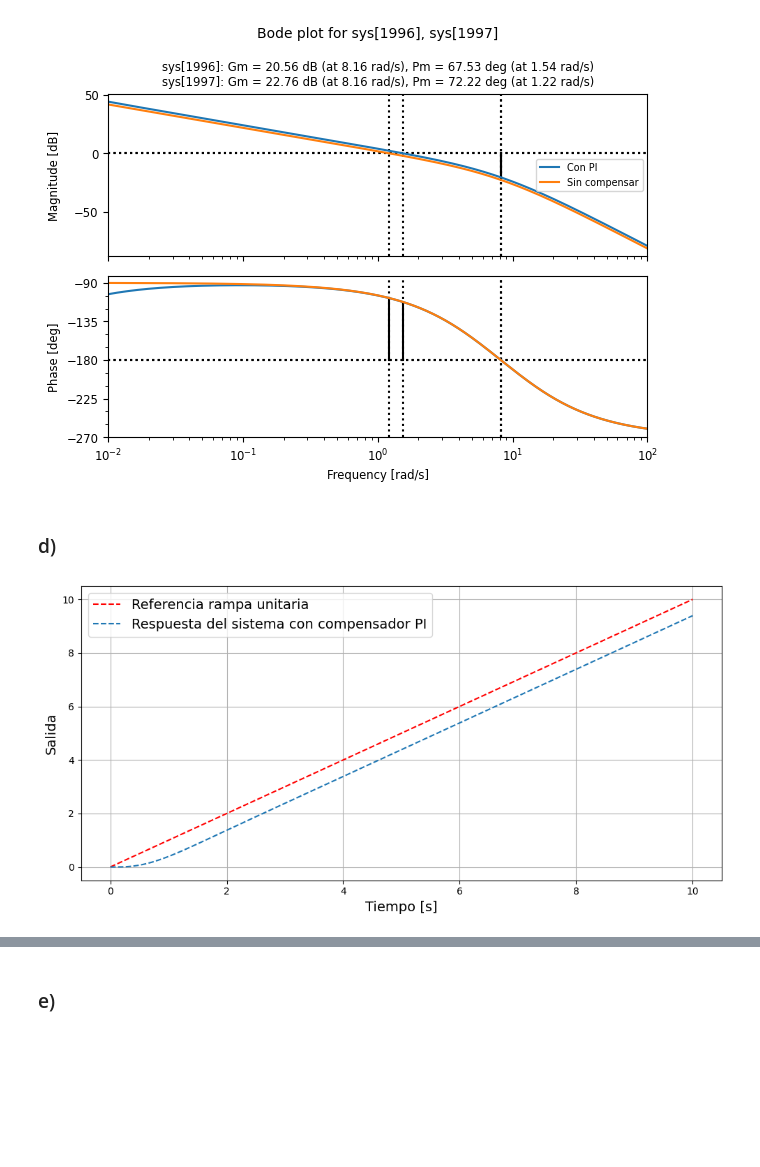
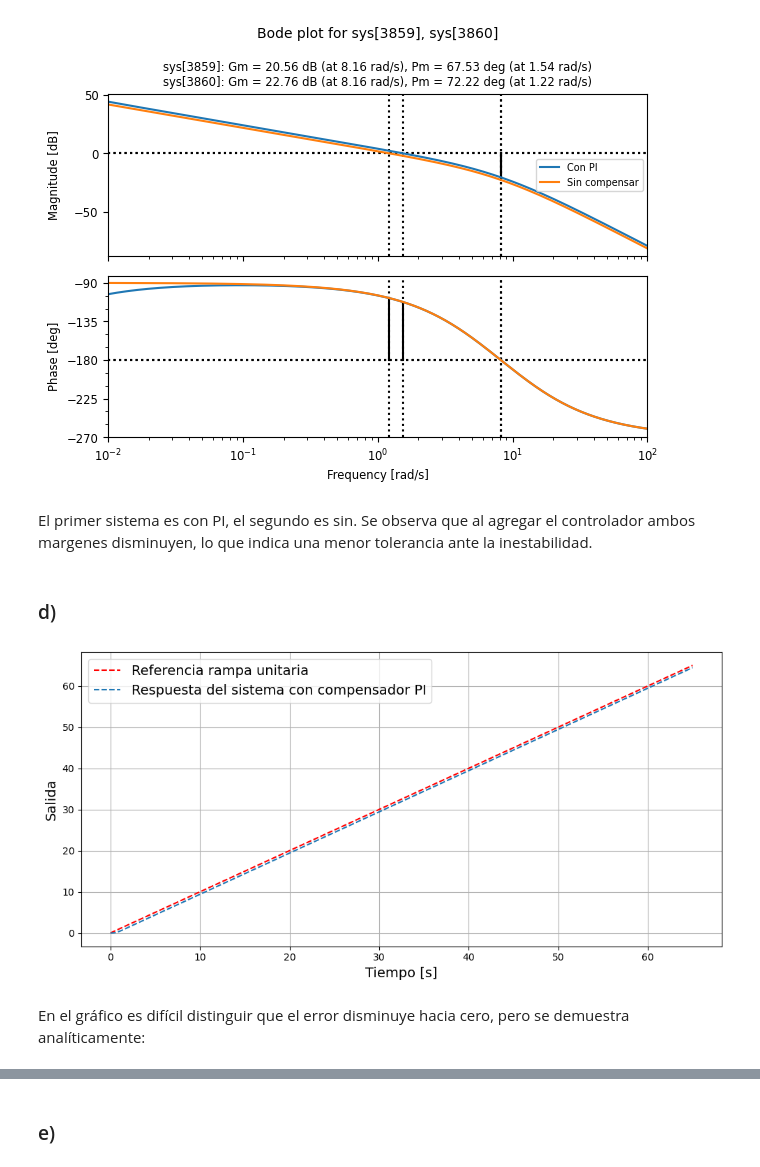
Before and after one commit to LucioLuque/Control-TP1, a Jupyter notebook: Ejercicio1.ipynb, the cells around one changed output, grey strips where cells are left out. Cells and saved outputs as stored; diff of their text form; code cells hidden in the pictures; blank space fills up the shorter version.

```diff
--- a/Ejercicio1.ipynb
+++ b/Ejercicio1.ipynb
@@ -410,27 +410,31 @@ cplt = ctrl.bode_plot([CG, G], omega_limits=(0.01, 100), dB=True, deg=True, labe
 plt.show()
 # %% [output]
 [figure]
+# %% [markdown]
+El primer sistema es con PI, el segundo es sin. Se observa que al agregar el controlador ambos margenes disminuyen, lo que indica una menor tolerancia ante la inestabilidad.
 # %% [markdown]
 ### d)
 # %%
 CG = ctrl.TransferFunction([0.25 * Kp, 0.25 * Kp * z], [0.003, 0.0515, 0.2, 0, 0])
 T = ctrl.feedback(CG, 1)
-t = np.linspace(0, 10, 1000)
+t = np.linspace(0, 65, 1000)
 r = t
 
 t1, y_resp = ctrl.forced_response(T, T=t, U=r)
 
 plt.figure(figsize=(10, 5))
 plt.plot(t, r, "r--", label="Referencia rampa unitaria")
 
 plt.plot(t, y_resp, "--", label="Respuesta del sistema con compensador PI")
 
 plt.xlabel("Tiempo [s]", fontsize=14)
 plt.ylabel("Salida", fontsize=14)
 plt.grid(True)
 plt.legend(fontsize=14)
 plt.tight_layout()
 plt.show()
 # %% [output]
-[figure, old version]
+[figure, new version]
+# %% [markdown]
+En el gráfico es difícil distinguir que el error disminuye hacia cero, pero se demuestra analíticamente:
 # %% [markdown]
```
Also changed, not shown: parts of 13 cells of this notebook.
